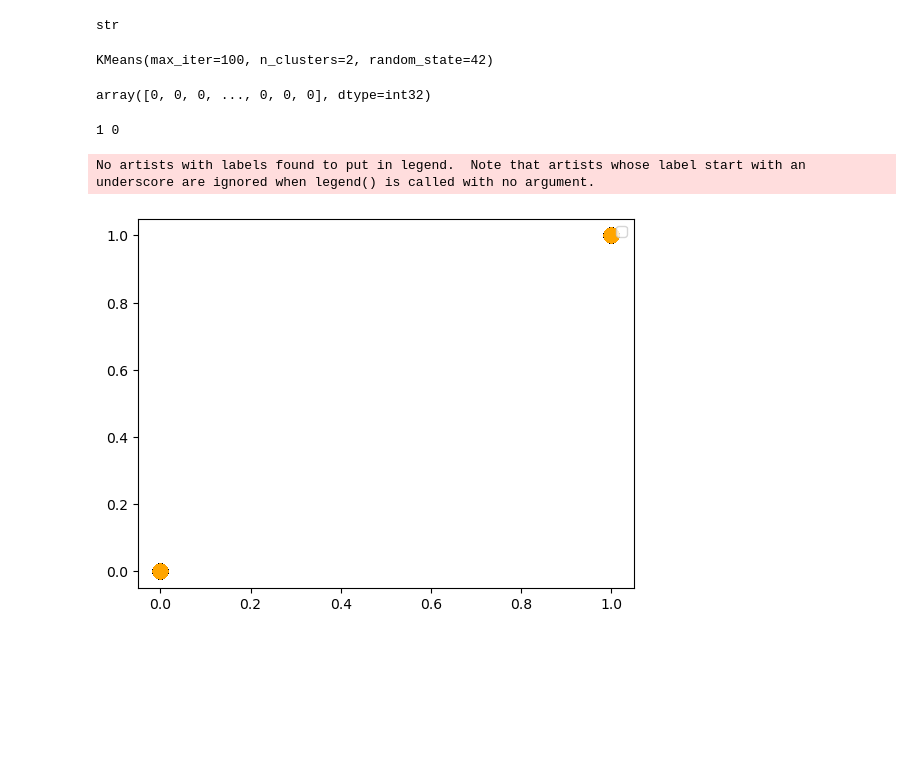
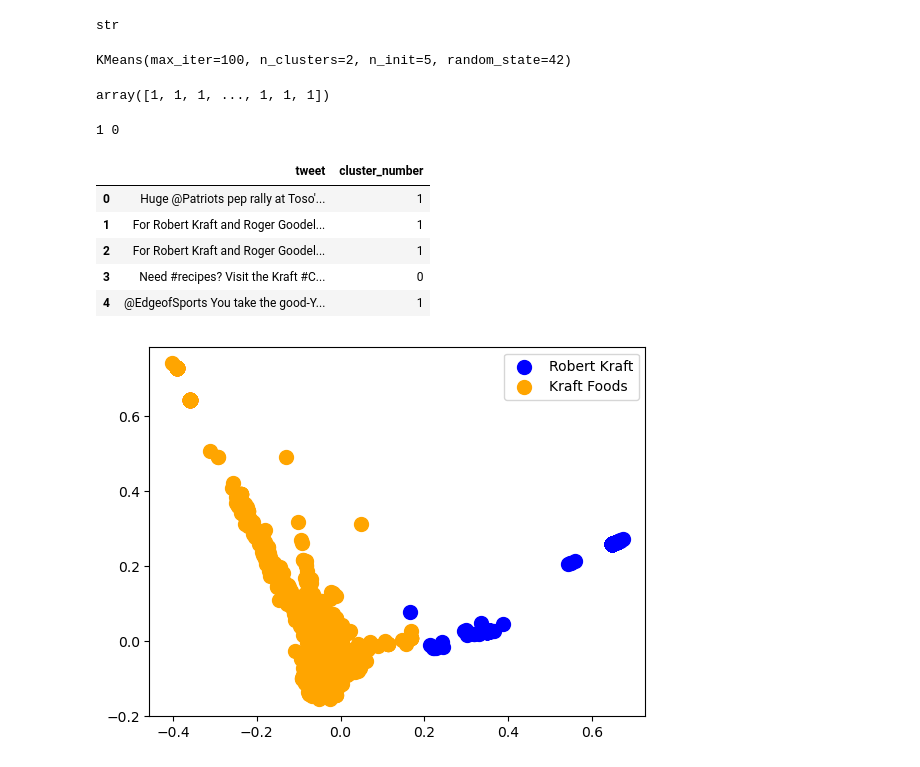
Before and after one commit to matthewjchin/krafttweetsanalysis, a Jupyter notebook: final_project.ipynb, the cells around one changed output. Saved outputs shown, nothing was run; the diff lists cells and outputs as text; code cells hidden in the pictures; blank space fills up the shorter version.

Commit message:
Updates to model and visuals

```diff
--- a/final_project.ipynb
+++ b/final_project.ipynb
@@ -327,6 +327,8 @@ type(arr_text[0])
 # %% [output]
 str
 # %%
+# In this case, will set the cluster count to be 2 for Robert Kraft and Kraft Foods
+# for how the tweets are distributed.
 count_clusters = 2
 
 vector = TfidfVectorizer(stop_words='english')
@@ -336,29 +338,43 @@ tweets_vector = vector.fit_transform(arr_text)
 pca_model = PCA(n_components=count_clusters)
 model_res = pca_model.fit_transform(tweets_vector.toarray())
 
-kmeans = KMeans(n_clusters=count_clusters, max_iter=100, random_state=42)
+kmeans = KMeans(n_clusters=count_clusters, n_init=5, max_iter=100, random_state=42)
 kmeans.fit(tweets_vector)
 # %% [output]
-KMeans(max_iter=100, n_clusters=2, random_state=42)
+KMeans(max_iter=100, n_clusters=2, n_init=5, random_state=42)
 # %%
 kmeans.labels_
 # %% [output]
-array([0, 0, 0, ..., 0, 0, 0], dtype=int32)
+array([1, 1, 1, ..., 1, 1, 1])
 # %%
 # After the model, the values in kmeans.labels_ should be 0, 1,
 print(kmeans.labels_.max(), kmeans.labels_.min())
 # %% [output]
 1 0
 # %%
-# Prepare the number of clusters for Kraft-related tweets
+'''Prepare the number of clusters for Kraft-related tweets
 
-
-colors = ['blue', 'orange']
-categories = ['Robert Kraft', 'Kraft Foods']
-for i in range(count_clusters):
-    plt.scatter(kmeans.labels_ == i, kmeans.labels_ == i, s=100, color=colors[i])
-plt.legend()
-plt.show()
+Create a dataframe with all the clustered results'''
+clusters_df = pd.DataFrame()
+clusters_df['tweet'] = arr_text
+clusters_df['cluster_number'] = kmeans.labels_
+clusters_df.head()
 # %% [output]
-No artists with labels found to put in legend.  Note that artists whose label start with an underscore are ignored when legend() is called with no argument.
-[figure, removed]
+|  | tweet | cluster_number |
+| 0 | Huge @Patriots pep rally at Toso'... | 1 |
+| 1 | For Robert Kraft and Roger Goodel... | 1 |
+| 2 | For Robert Kraft and Roger Goodel... | 1 |
+| 3 | Need #recipes? Visit the Kraft #C... | 0 |
+| 4 | @EdgeofSports You take the good-Y... | 1 |
+# %%
+# Visualize results
+
+colors = ['blue', 'orange']
+categories = ['Robert Kraft', 'Kraft Foods']
+for i in range(count_clusters):
+    plt.scatter(model_res[kmeans.labels_ == i, 0],
+                model_res[kmeans.labels_ == i, 1], s=100, color=colors[i])
+plt.legend(categories)
+plt.show()
+# %% [output]
+[figure, added]
```
Also changed, not shown: parts of 3 cells of this notebook.
